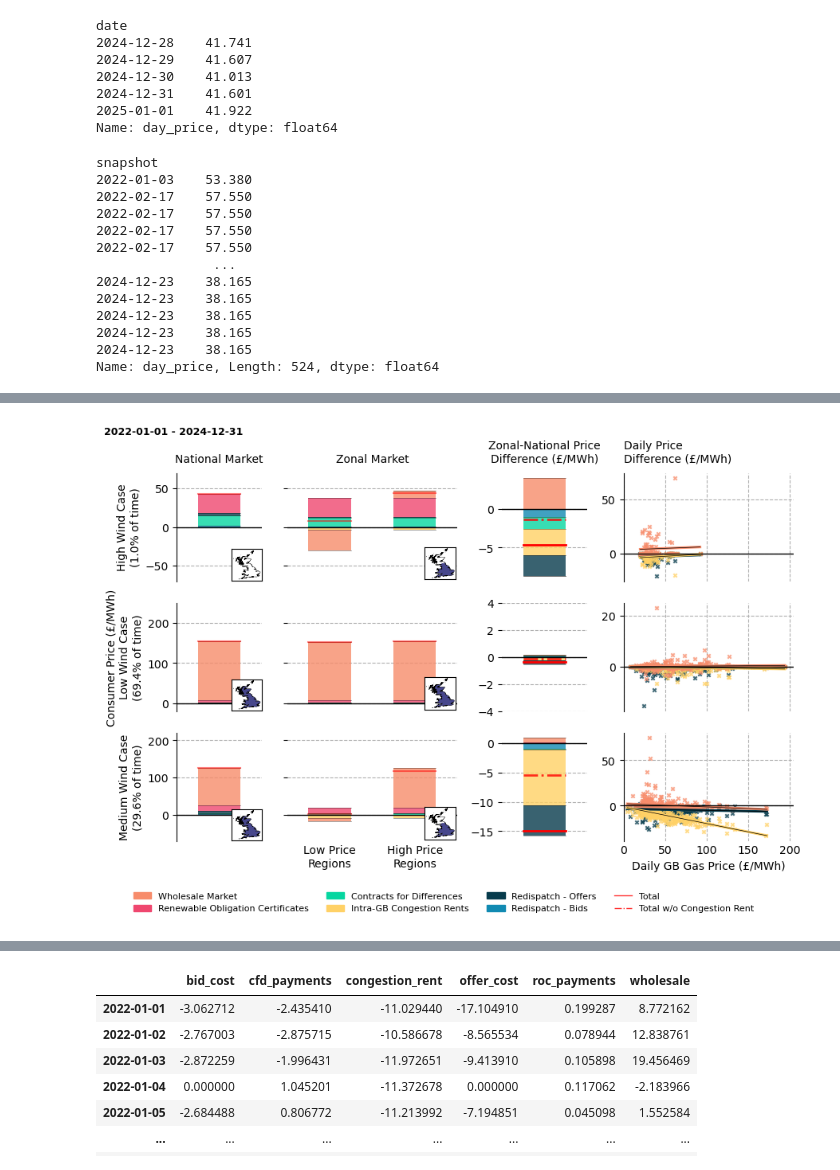
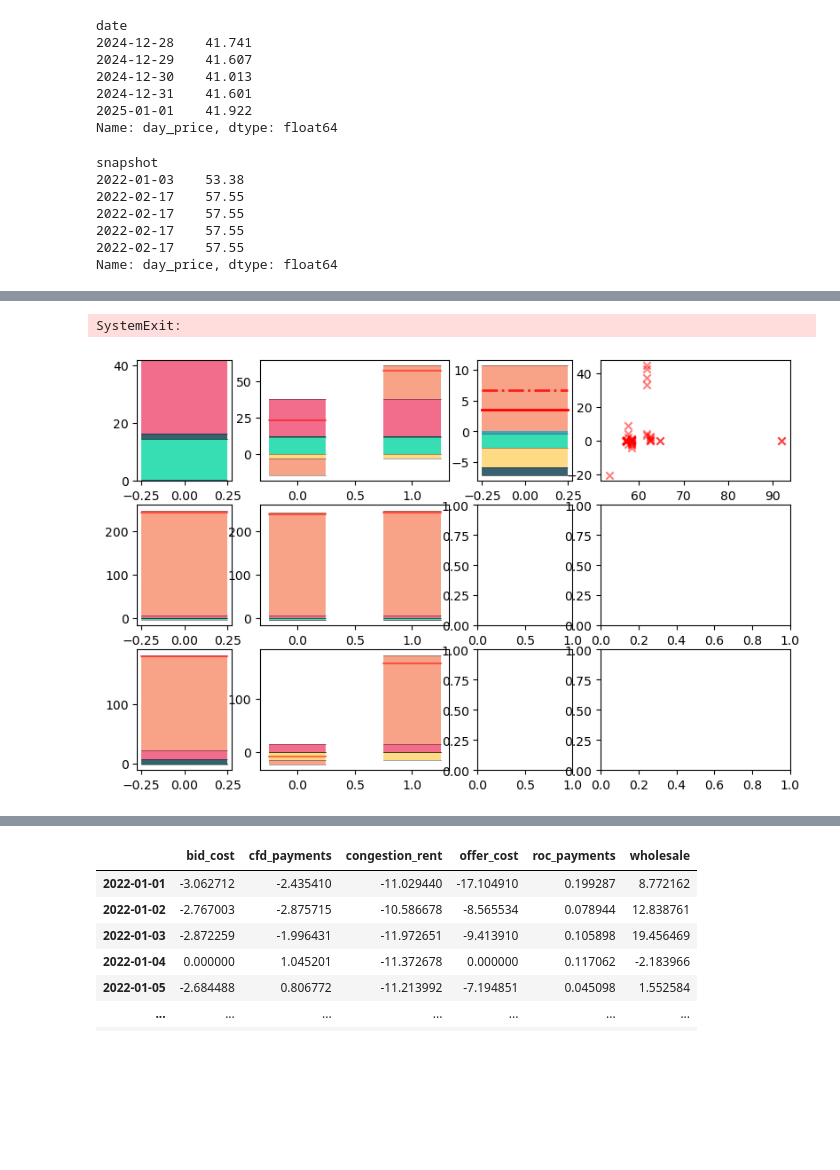
Before and after one commit to LukasFrankenQ/GBPower, a Jupyter notebook: notebooks/energy_crisis_shift.ipynb, the cells around one changed output, grey strips where cells are left out. Drawn from its saved outputs; the diff is of its cells as text; code cells hidden in the pictures; blank space fills up the shorter version.

Commit message:
improved plotting

```diff
--- a/notebooks/energy_crisis_shift.ipynb
+++ b/notebooks/energy_crisis_shift.ipynb
@@ -7,6 +7,12 @@ from pathlib import Path
 import matplotlib.pyplot as plt
 
 from plotting_constants import nice_names, color_dict
+# %%
+# start, end = '2022-01-01', '2023-06-30'
+# start, end = '2022-01-01', '2024-12-31'
+start, end = '2022-01-01', '2022-12-31'
+
+date_range = pd.date_range(start, end).strftime('%Y-%m-%d')
 # %%
 mp = pd.read_csv(Path.cwd().parent / 'summaries' / 'marginal_prices_summary_flex.csv', index_col=0, parse_dates=True, header=[0,1])
 sc = pd.read_csv(Path.cwd().parent / 'summaries' / 'total_summary_flex.csv', index_col=[0,1], parse_dates=True)
@@ -21,11 +27,6 @@ lw = pd.read_csv(Path.cwd().parent / 'data' / 'preprocessed' / 'load_weights.csv
 lw.index = lw.index.astype(str)
 # %%
 regions = gpd.read_file(Path.cwd().parent / 'data' / 'regions_onshore_s.geojson')
-# %%
-# start, end = '2022-01-01', '2023-06-30'
-start, end = '2022-01-01', '2024-12-31'
-
-date_range = pd.date_range(start, end).strftime('%Y-%m-%d')
 # %%
 bmus = pd.read_csv(Path.cwd().parent / 'data' / 'preprocessed' / 'prepared_bmus.csv', index_col=0)
 foss = bmus.loc[bmus.loc[:, 'carrier'] == 'fossil']
@@ -63,7 +64,9 @@ loads = pd.concat(loads)
 '''
 
 # loads = pd.read_csv('hold_loads.csv', index_col=0, parse_dates=True)
-loads = pd.read_csv(Path.cwd().parent / 'summaries' / 'total_gb_load.csv', index_col=0, parse_dates=True).loc[start:end]
+loads = pd.read_csv(
+    Path.cwd().parent / 'summaries' / 'total_gb_load.csv', index_col=0, parse_dates=True
+    ).loc[start:end]
 # %%
 # loads.to_csv('hold_loads.csv')
 # %%
@@ -111,8 +114,8 @@ gas_gen = pns.loc[:, pns.columns.intersection(foss.index)].sum(axis=1)
 # %%
 idx = pd.IndexSlice
 
-zmp = mp.loc[:, idx['zonal',:]]
-nmp = mp.loc[:, idx['national',:]]
+zmp = mp.loc[start:end, idx['zonal',:]]
+nmp = mp.loc[start:end, idx['national',:]]
 # %%
 n_values = zmp.apply(lambda x: x.nunique(), axis=1)
 # %%
@@ -439,21 +435,15 @@ Name: day_price, dtype: float64
 # %%
 n = neg['zonal'].index
 
-fp.loc[n.strftime('%Y-%m-%d')]
+fp.loc[n.strftime('%Y-%m-%d')].head()
 # %% [output]
 snapshot
-2022-01-03    53.380
-2022-02-17    57.550
-2022-02-17    57.550
-2022-02-17    57.550
-2022-02-17    57.550
-               ...
-2024-12-23    38.165
-2024-12-23    38.165
-2024-12-23    38.165
-2024-12-23    38.165
-2024-12-23    38.165
-Name: day_price, Length: 524, dtype: float64
+2022-01-03    53.38
+2022-02-17    57.55
+2022-02-17    57.55
+2022-02-17    57.55
+2022-02-17    57.55
+Name: day_price, dtype: float64
 # %%
 def get_weighted_average_price(df, weights):
 
@@ -533,7 +523,6 @@ simple_bars_to_ax(
 )
 
 ####### Temporally disaggregated
-
 for ax, data in zip(axs[:,3], [neg, pos, mixed]):
 
     zonal_disagg = get_total_prices(
@@ -557,21 +546,27 @@ for ax, data in zip(axs[:,3], [neg, pos, mixed]):
     diff_disagg = zonal_disagg - national_disagg
 
     x = fp.loc[diff_disagg.index.strftime('%Y-%m-%d')]
-    x = x.groupby(x.index).mean()
 
-    y = get_weighted_average_price(diff_disagg, loads)
+    # x = x.groupby(x.index).mean()
 
-    total = y.sum(axis=1)
-    interesting_cols = ['offer_cost', 'congestion_rent', 'wholesale']
+    # print(diff_disagg.head())
+    # y = get_weighted_average_price(diff_disagg, loads)
+    # import sys; sys.exit()
 
-    for col in interesting_cols:
-        ax.scatter(x, y.loc[:, col].values, alpha=0.75, c=color_dict[col], marker='x', s=10)
+    # total = y.sum(axis=1)
+    # interesting_cols = ['offer_cost', 'congestion_rent', 'wholesale']
 
-        sns.regplot(x=x, y=y.loc[:, col].values, ax=ax, scatter=False, ci=True, line_kws={'color': color_dict[col]})
-        sns.regplot(x=x, y=y.loc[:, col].values, ax=ax, scatter=False, ci=False, line_kws={'color': 'k', 'lw': 0.5})
+    # for col in interesting_cols:
+    #     ax.scatter(x, y.loc[:, col].values, alpha=0.75, c=color_dict[col], marker='x', s=10)
+
+    # sns.regplot(x=x, y=y.loc[:, col].values, ax=ax, scatter=False, ci=True, line_kws={'color': color_dict[col]})
+    # sns.regplot(x=x, y=y.loc[:, col].values, ax=ax, scatter=False, ci=False, line_kws={'color': 'k', 'lw': 0.5})
 
 
-    # ax.scatter(x, total.values, alpha=0.5, c='r', marker='x')
+    ax.scatter(x, diff_disagg.sum(axis=1).values, alpha=0.5, c='r', marker='x')
+    print(diff_disagg.sum(axis=1).sort_values())
+
+    import sys; sys.exit()
 
 for ax in axs[:,3]:
     ax.set_xlabel('')
@@ -758,6 +753,6 @@ axs[0,0].text(
     weight='bold',
 )
 
-# plt.savefig('wind_cases.pdf', bbox_inches='tight')
+plt.savefig(f'wind_cases_from_{start}_to_{end}.pdf', bbox_inches='tight')
 plt.show()
 # %% [output]
@@ -764 +776,2 @@ plt.show()
+SystemExit:
-[figure, old version]
+[figure, new version]
```
Also changed, not shown: parts of 8 cells of this notebook, 2 other files.
